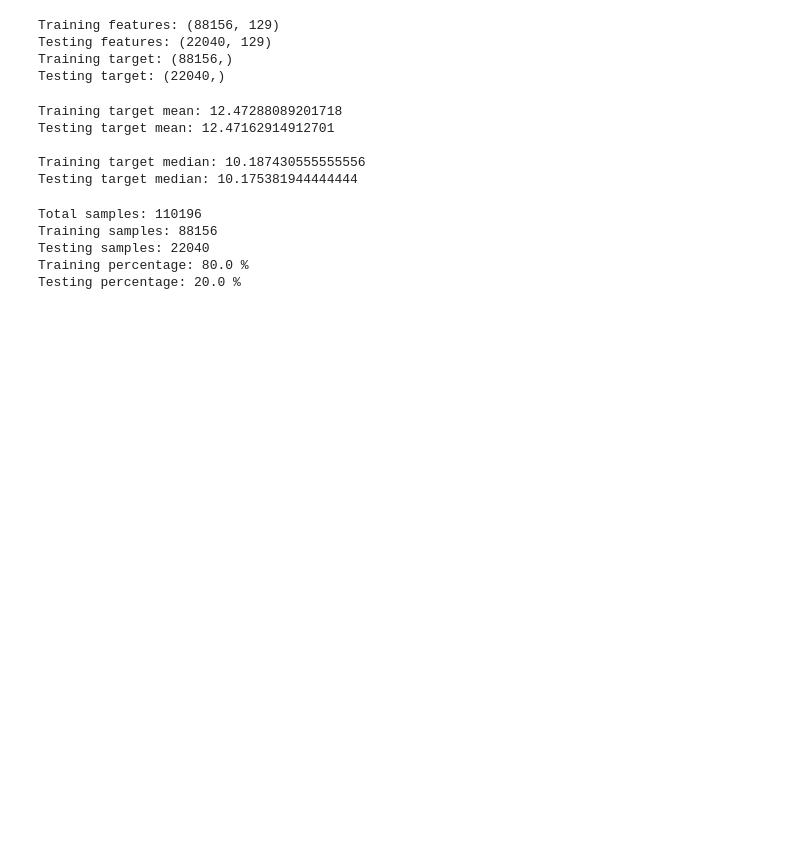
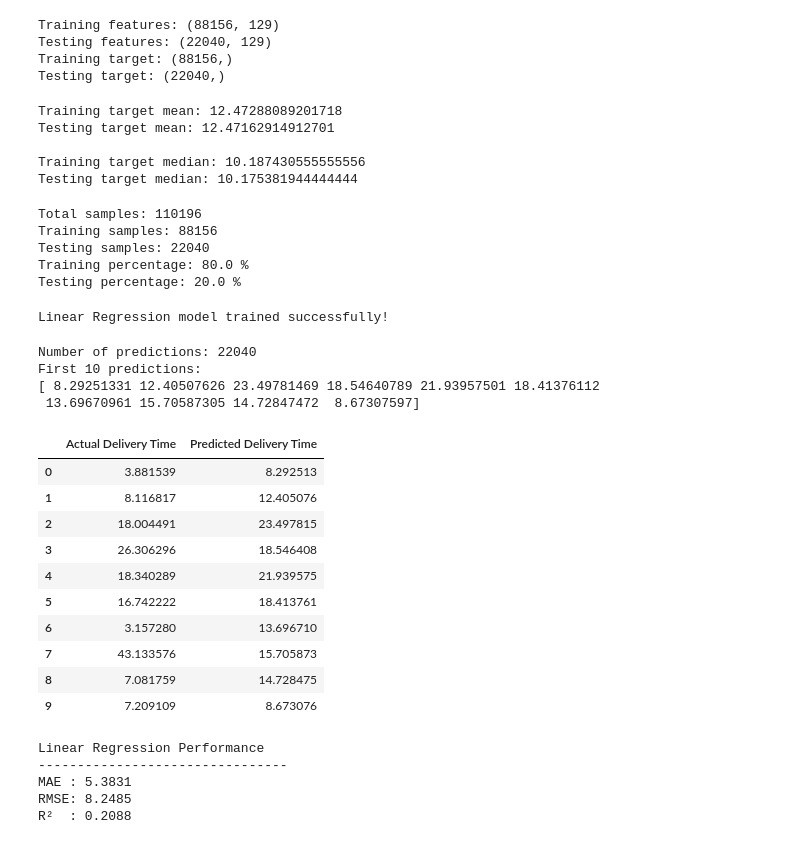
Before and after one commit to DRPatel75/Logistics_Data_Analysis, a Jupyter notebook: notebooks/04_predictive_modeling_optimization.ipynb, the cells around one changed output. Drawn from its saved outputs; the diff is of its cells as text; code cells hidden in the pictures; blank space fills up the shorter version.

Commit message:
Add linear regression model training and evaluation to predictive modeling notebook

```diff
--- a/notebooks/04_predictive_modeling_optimization.ipynb
+++ b/notebooks/04_predictive_modeling_optimization.ipynb
@@ -366,3 +366,61 @@ Training samples: 88156
 Testing samples: 22040
 Training percentage: 80.0 %
 Testing percentage: 20.0 %
+# %%
+linear_model = LinearRegression()
+
+linear_model.fit(X_train, y_train)
+
+print("Linear Regression model trained successfully!")
+# %% [output]
+Linear Regression model trained successfully!
+# %%
+linear_pred = linear_model.predict(X_test)
+
+print("Number of predictions:", len(linear_pred))
+print("First 10 predictions:")
+print(linear_pred[:10])
+# %% [output]
+Number of predictions: 22040
+First 10 predictions:
+[ 8.29251331 12.40507626 23.49781469 18.54640789 21.93957501 18.41376112
+ 13.69670961 15.70587305 14.72847472  8.67307597]
+# %%
+comparison = pd.DataFrame({
+    "Actual Delivery Time": y_test.values[:10],
+    "Predicted Delivery Time": linear_pred[:10]
+})
+
+comparison
+# %% [output]
+|  | Actual Delivery Time | Predicted Delivery Time |
+| 0 | 3.881539 | 8.292513 |
+| 1 | 8.116817 | 12.405076 |
+| 2 | 18.004491 | 23.497815 |
+| 3 | 26.306296 | 18.546408 |
+| 4 | 18.340289 | 21.939575 |
+| 5 | 16.742222 | 18.413761 |
+| 6 | 3.157280 | 13.696710 |
+| 7 | 43.133576 | 15.705873 |
+| 8 | 7.081759 | 14.728475 |
+| 9 | 7.209109 | 8.673076 |
+# %%
+linear_mae = mean_absolute_error(y_test, linear_pred)
+
+linear_rmse = np.sqrt(
+    mean_squared_error(y_test, linear_pred)
+)
+
+linear_r2 = r2_score(y_test, linear_pred)
+
+print("Linear Regression Performance")
+print("--------------------------------")
+print("MAE :", round(linear_mae, 4))
+print("RMSE:", round(linear_rmse, 4))
+print("R²  :", round(linear_r2, 4))
+# %% [output]
+Linear Regression Performance
+--------------------------------
+MAE : 5.3831
+RMSE: 8.2485
+R²  : 0.2088
```
